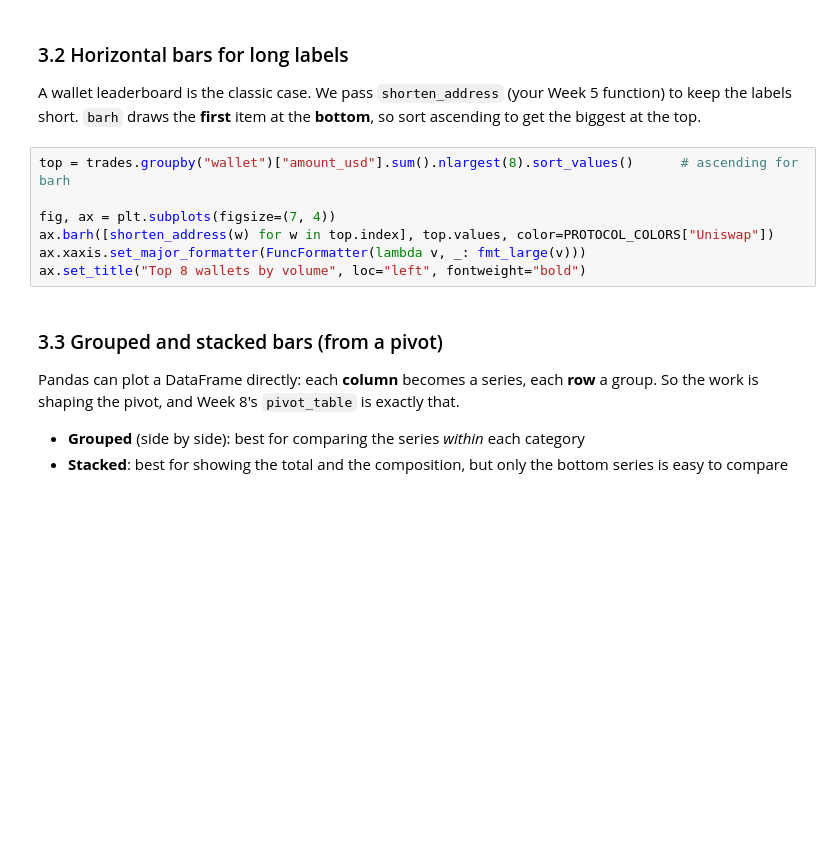
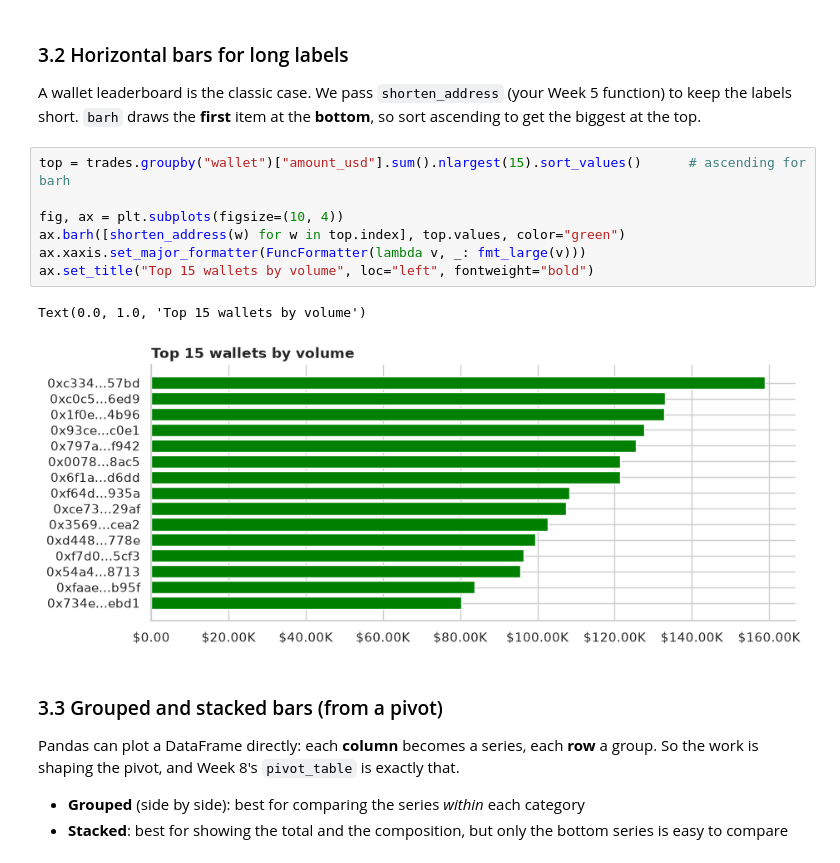
Before and after one commit to only1angelnath/python-for-blockchain-analytics, a Jupyter notebook: phase-2-python-for-data/week-09-visualization/lesson.ipynb, the cells around one changed output. Drawn from its saved outputs; the diff is of its cells as text; blank space fills up the shorter version.

```diff
--- a/phase-2-python-for-data/week-09-visualization/lesson.ipynb
+++ b/phase-2-python-for-data/week-09-visualization/lesson.ipynb
@@ -171,12 +194,15 @@ ax.set_ylim(top=vol.max() * 1.12)       # headroom for the labels
 
 A wallet leaderboard is the classic case. We pass `shorten_address` (your Week 5 function) to keep the labels short. `barh` draws the **first** item at the **bottom**, so sort ascending to get the biggest at the top.
 # %%
-top = trades.groupby("wallet")["amount_usd"].sum().nlargest(8).sort_values()      # ascending for barh
+top = trades.groupby("wallet")["amount_usd"].sum().nlargest(15).sort_values()      # ascending for barh
 
-fig, ax = plt.subplots(figsize=(7, 4))
-ax.barh([shorten_address(w) for w in top.index], top.values, color=PROTOCOL_COLORS["Uniswap"])
+fig, ax = plt.subplots(figsize=(10, 4))
+ax.barh([shorten_address(w) for w in top.index], top.values, color="green")
 ax.xaxis.set_major_formatter(FuncFormatter(lambda v, _: fmt_large(v)))
-ax.set_title("Top 8 wallets by volume", loc="left", fontweight="bold")
+ax.set_title("Top 15 wallets by volume", loc="left", fontweight="bold")
+# %% [output]
+Text(0.0, 1.0, 'Top 15 wallets by volume')
+[figure, added]
 # %% [markdown]
 ### 3.3 Grouped and stacked bars (from a pivot)
 
```
Also changed, not shown: parts of 7 cells of this notebook, 4 other files.
